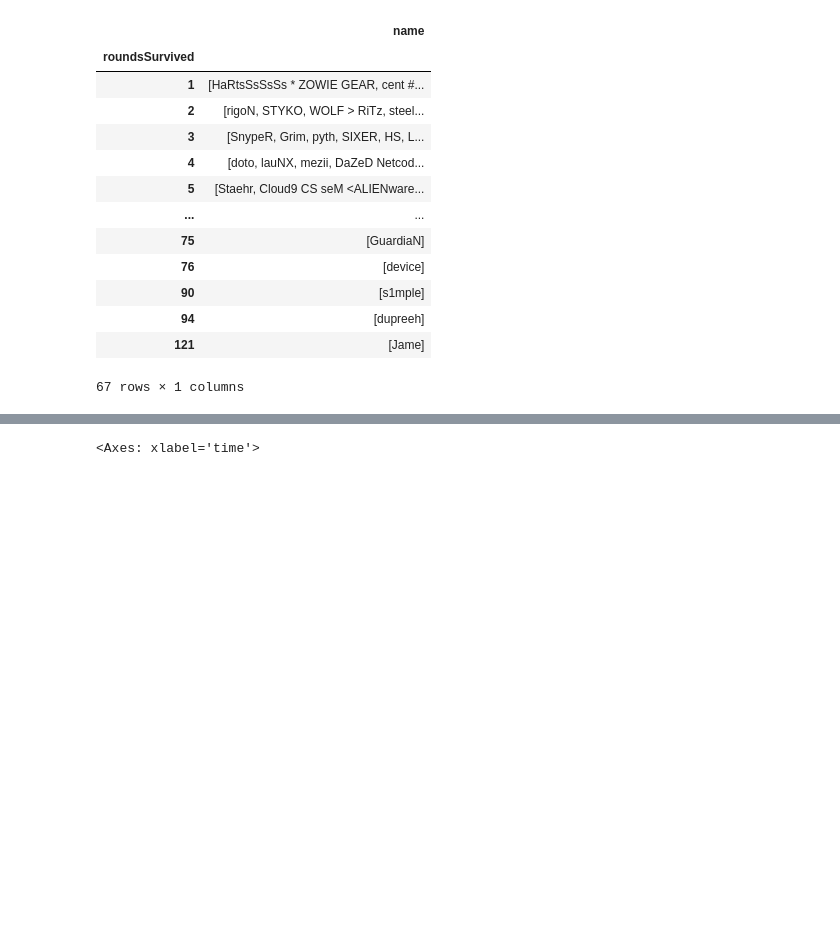
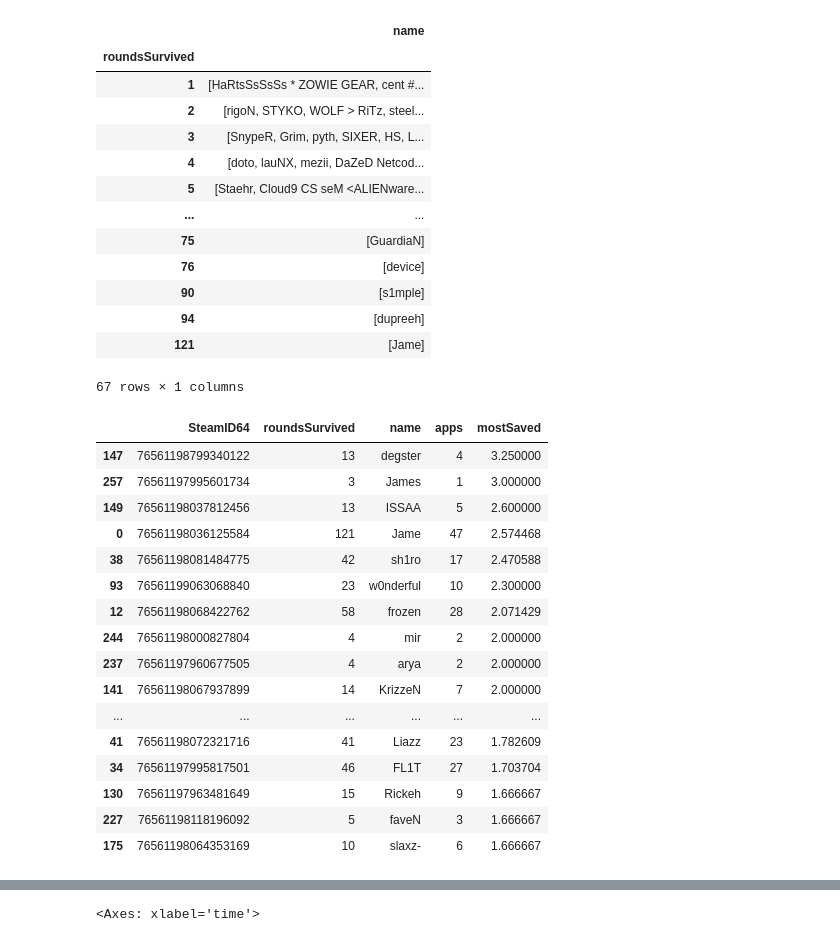
Before and after one commit to bevan-philip/have-cs-rounds-become-slower, a Jupyter notebook: analysis.ipynb, the cells around one changed output, grey strips where cells are left out. Drawn from its saved outputs; the diff is of its cells as text; code cells hidden in the pictures; blank space fills up the shorter version.

```diff
--- a/analysis.ipynb
+++ b/analysis.ipynb
@@ -180,3 +180,23 @@ t[['name', 'roundsSurvived']].groupby('roundsSurvived').agg(list)
 | 94 | [dupreeh] |
 | 121 | [Jame] |
 67 rows × 1 columns
+# %%
+t['mostSaved'] = t['roundsSurvived']/t['apps']
+# %% [output]
+|  | SteamID64 | roundsSurvived | name | apps | mostSaved |
+| 147 | 76561198799340122 | 13 | degster | 4 | 3.250000 |
+| 257 | 76561197995601734 | 3 | James | 1 | 3.000000 |
+| 149 | 76561198037812456 | 13 | ISSAA | 5 | 2.600000 |
+| 0 | 76561198036125584 | 121 | Jame | 47 | 2.574468 |
+| 38 | 76561198081484775 | 42 | sh1ro | 17 | 2.470588 |
+| 93 | 76561199063068840 | 23 | w0nderful | 10 | 2.300000 |
+| 12 | 76561198068422762 | 58 | frozen | 28 | 2.071429 |
+| 244 | 76561198000827804 | 4 | mir | 2 | 2.000000 |
+| 237 | 76561197960677505 | 4 | arya | 2 | 2.000000 |
+| 141 | 76561198067937899 | 14 | KrizzeN | 7 | 2.000000 |
+| ... | ... | ... | ... | ... | ... |
+| 41 | 76561198072321716 | 41 | Liazz | 23 | 1.782609 |
+| 34 | 76561197995817501 | 46 | FL1T | 27 | 1.703704 |
+| 130 | 76561197963481649 | 15 | Rickeh | 9 | 1.666667 |
+| 227 | 76561198118196092 | 5 | faveN | 3 | 1.666667 |
+| 175 | 76561198064353169 | 10 | slaxz- | 6 | 1.666667 |
```
Also changed, not shown: parts of 3 cells of this notebook.
